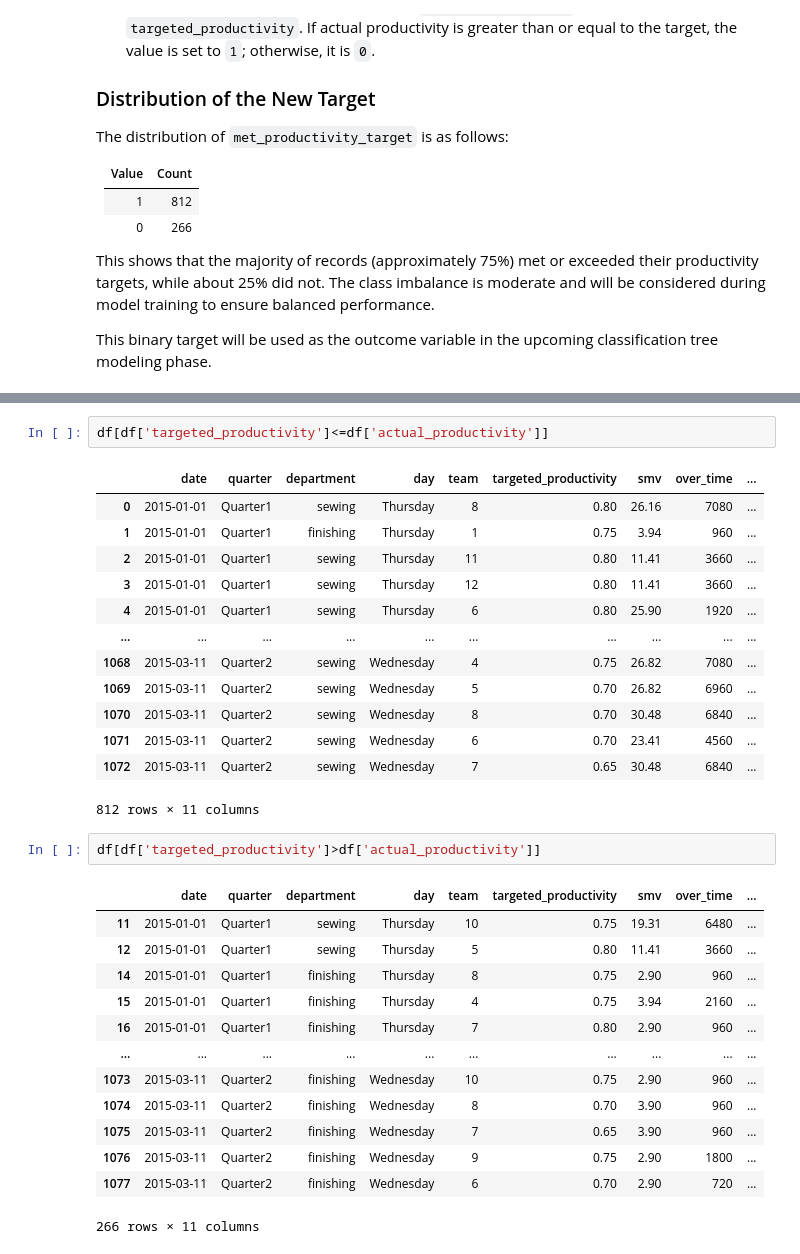
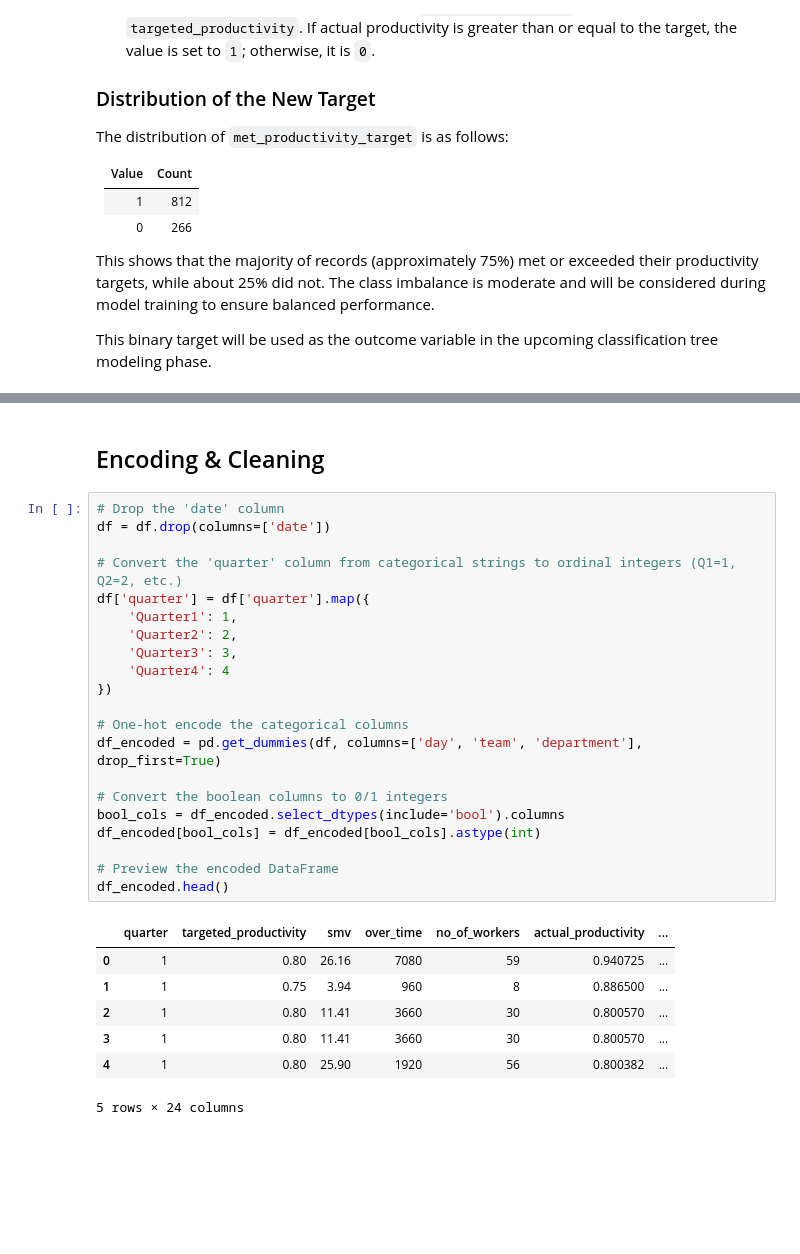
Before and after one commit to dimitar-m/predicting-employee-productivity, a Jupyter notebook: predicting_employee_productivity.ipynb, the cells around one changed output, grey strips where cells are left out. Saved outputs shown, nothing was run; the diff lists cells and outputs as text; blank space fills up the shorter version.

```diff
--- a/predicting_employee_productivity.ipynb
+++ b/predicting_employee_productivity.ipynb
@@ -593,32 +568,31 @@ df.head()
-# %%
-df[df['targeted_productivity']<=df['actual_productivity']]
-# %% [output]
-|  | date | quarter | department | day | team | targeted_productivity | smv | over_time | ... |
-| 0 | 2015-01-01 | Quarter1 | sewing | Thursday | 8 | 0.80 | 26.16 | 7080 | ... |
-| 1 | 2015-01-01 | Quarter1 | finishing | Thursday | 1 | 0.75 | 3.94 | 960 | ... |
-| 2 | 2015-01-01 | Quarter1 | sewing | Thursday | 11 | 0.80 | 11.41 | 3660 | ... |
-| 3 | 2015-01-01 | Quarter1 | sewing | Thursday | 12 | 0.80 | 11.41 | 3660 | ... |
-| 4 | 2015-01-01 | Quarter1 | sewing | Thursday | 6 | 0.80 | 25.90 | 1920 | ... |
-| ... | ... | ... | ... | ... | ... | ... | ... | ... | ... |
-| 1068 | 2015-03-11 | Quarter2 | sewing | Wednesday | 4 | 0.75 | 26.82 | 7080 | ... |
-| 1069 | 2015-03-11 | Quarter2 | sewing | Wednesday | 5 | 0.70 | 26.82 | 6960 | ... |
-| 1070 | 2015-03-11 | Quarter2 | sewing | Wednesday | 8 | 0.70 | 30.48 | 6840 | ... |
-| 1071 | 2015-03-11 | Quarter2 | sewing | Wednesday | 6 | 0.70 | 23.41 | 4560 | ... |
-| 1072 | 2015-03-11 | Quarter2 | sewing | Wednesday | 7 | 0.65 | 30.48 | 6840 | ... |
-812 rows × 11 columns
-# %%
-df[df['targeted_productivity']>df['actual_productivity']]
-# %% [output]
-|  | date | quarter | department | day | team | targeted_productivity | smv | over_time | ... |
-| 11 | 2015-01-01 | Quarter1 | sewing | Thursday | 10 | 0.75 | 19.31 | 6480 | ... |
-| 12 | 2015-01-01 | Quarter1 | sewing | Thursday | 5 | 0.80 | 11.41 | 3660 | ... |
-| 14 | 2015-01-01 | Quarter1 | finishing | Thursday | 8 | 0.75 | 2.90 | 960 | ... |
-| 15 | 2015-01-01 | Quarter1 | finishing | Thursday | 4 | 0.75 | 3.94 | 2160 | ... |
-| 16 | 2015-01-01 | Quarter1 | finishing | Thursday | 7 | 0.80 | 2.90 | 960 | ... |
-| ... | ... | ... | ... | ... | ... | ... | ... | ... | ... |
-| 1073 | 2015-03-11 | Quarter2 | finishing | Wednesday | 10 | 0.75 | 2.90 | 960 | ... |
-| 1074 | 2015-03-11 | Quarter2 | finishing | Wednesday | 8 | 0.70 | 3.90 | 960 | ... |
-| 1075 | 2015-03-11 | Quarter2 | finishing | Wednesday | 7 | 0.65 | 3.90 | 960 | ... |
-| 1076 | 2015-03-11 | Quarter2 | finishing | Wednesday | 9 | 0.75 | 2.90 | 1800 | ... |
-| 1077 | 2015-03-11 | Quarter2 | finishing | Wednesday | 6 | 0.70 | 2.90 | 720 | ... |
-266 rows × 11 columns
+# %% [markdown]
+## Encoding & Cleaning
+# %%
+# Drop the 'date' column
+df = df.drop(columns=['date'])
+
+# Convert the 'quarter' column from categorical strings to ordinal integers (Q1=1, Q2=2, etc.)
+df['quarter'] = df['quarter'].map({
+    'Quarter1': 1,
+    'Quarter2': 2,
+    'Quarter3': 3,
+    'Quarter4': 4
+})
+
+# One-hot encode the categorical columns
+df_encoded = pd.get_dummies(df, columns=['day', 'team', 'department'], drop_first=True)
+
+# Convert the boolean columns to 0/1 integers
+bool_cols = df_encoded.select_dtypes(include='bool').columns
+df_encoded[bool_cols] = df_encoded[bool_cols].astype(int)
+
+# Preview the encoded DataFrame
+df_encoded.head()
+# %% [output]
+|  | quarter | targeted_productivity | smv | over_time | no_of_workers | actual_productivity | ... |
+| 0 | 1 | 0.80 | 26.16 | 7080 | 59 | 0.940725 | ... |
+| 1 | 1 | 0.75 | 3.94 | 960 | 8 | 0.886500 | ... |
+| 2 | 1 | 0.80 | 11.41 | 3660 | 30 | 0.800570 | ... |
+| 3 | 1 | 0.80 | 11.41 | 3660 | 30 | 0.800570 | ... |
+| 4 | 1 | 0.80 | 25.90 | 1920 | 56 | 0.800382 | ... |
+5 rows × 24 columns
```
Also changed, not shown: parts of 8 cells of this notebook.
